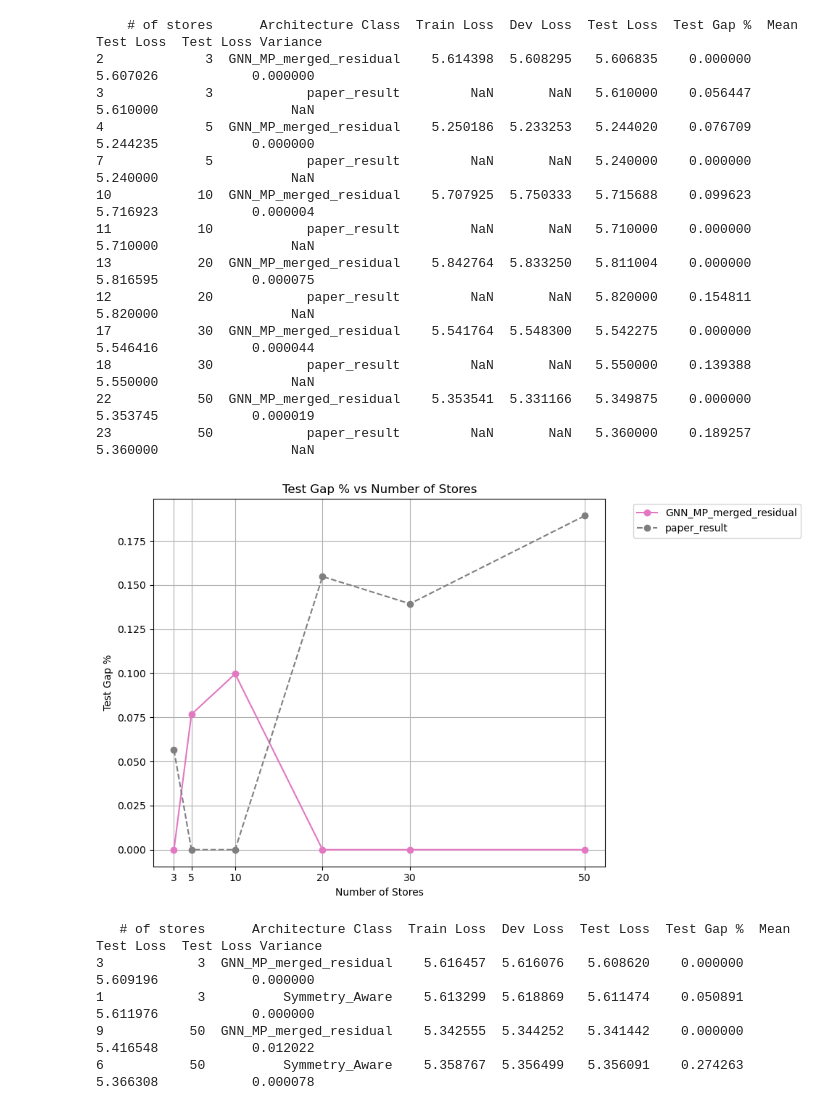
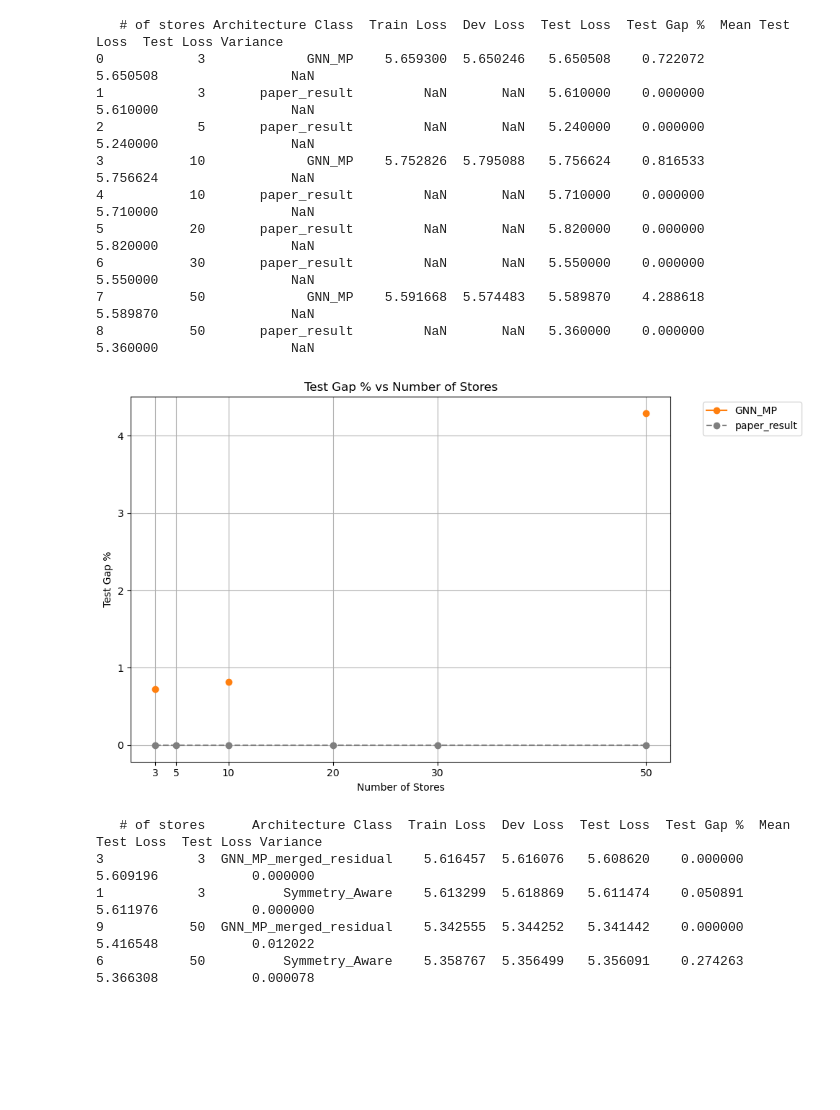
Before and after one commit to minuk302/Neural_inventory_control, a Jupyter notebook: analysis/ray_generic_architecture.ipynb, the cells around one changed output. Saved outputs shown, nothing was run; the diff lists cells and outputs as text; code cells hidden in the pictures; blank space fills up the shorter version.

```diff
--- a/analysis/ray_generic_architecture.ipynb
+++ b/analysis/ray_generic_architecture.ipynb
@@ -128,23 +128,23 @@ def collect_data_and_plot(df, test_mode, setting_name, underage_cost):
 # %%
 # Define color scheme for architecture types
 color_scheme = {
-    "GNN_MP_merged_residual": "#e377c2",  # Pink
+    "GNN_MP": "#ff7f0e",  # Orange
     "paper_result": "#7f7f7f"  # Gray
 }
 
 linestyle_scheme = {
-    "GNN_MP_merged_residual": "-",  # Solid
+    "GNN_MP": "-",  # Solid
     "paper_result": "--"  # Dashed
 }
 
 testset_name = "generic_architecture"
-gnn_mp_merged_residual_paths = {
-    3: f'/user/ml4723/Prj/NIC/ray_results/{testset_name}/GNN_MP_merged_residual/3',
-    5: f'/user/ml4723/Prj/NIC/ray_results/{testset_name}/GNN_MP_merged_residual/5',
-    10: f'/user/ml4723/Prj/NIC/ray_results/{testset_name}/GNN_MP_merged_residual/10',
-    20: f'/user/ml4723/Prj/NIC/ray_results/{testset_name}/GNN_MP_merged_residual/20',
-    30: f'/user/ml4723/Prj/NIC/ray_results/{testset_name}/GNN_MP_merged_residual/30',
-    50: f'/user/ml4723/Prj/NIC/ray_results/{testset_name}/GNN_MP_merged_residual/50'
+gnn_mp_paths = {
+    3: f'/user/ml4723/Prj/NIC/ray_results/{testset_name}/GNN_MP/3',
+    # 5: f'/user/ml4723/Prj/NIC/ray_results/{testset_name}/GNN_MP/5',
+    10: f'/user/ml4723/Prj/NIC/ray_results/{testset_name}/GNN_MP/10',
+    # 20: f'/user/ml4723/Prj/NIC/ray_results/{testset_name}/GNN_MP/20',
+    # 30: f'/user/ml4723/Prj/NIC/ray_results/{testset_name}/GNN_MP/30',
+    50: f'/user/ml4723/Prj/NIC/ray_results/{testset_name}/GNN_MP/50'
 }
 
 def custom_data_filler(out_row, reference_row):
@@ -158,12 +158,12 @@ pick_row_from_run_by = 'test_loss'
 
 results_interpretor = rri.RayResultsinterpreter()
 
-# GNN MP merged residual
-df_gnn_mp_merged_residual = results_interpretor.make_table(gnn_mp_merged_residual_paths,
+# GNN MP
+df_gnn_mp = results_interpretor.make_table(gnn_mp_paths,
     {'samples': [1,2,3]},
     default_condition_setter, custom_data_filler, sort_by=sort_by, pick_row_from_run_by=pick_row_from_run_by)
-df_gnn_mp_merged_residual.insert(2, 'Architecture Class', "GNN_MP_merged_residual")
-df_gnn_mp_merged_residual.insert(1, 'hyperparam_name', "GNN_MP_merged_residual")
+df_gnn_mp.insert(2, 'Architecture Class', "GNN_MP")
+df_gnn_mp.insert(1, 'hyperparam_name', "GNN_MP")
 
 # Create paper results dataframe
 paper_data = []
@@ -178,7 +178,7 @@ df_paper = pd.DataFrame(paper_data)
 
 # Combine dataframes
 df = pd.concat([
-    df_gnn_mp_merged_residual,
+    df_gnn_mp,
     df_paper
 ])
 
@@ -211,47 +211,44 @@ df_to_print = df_to_print.merge(
 df_to_print = df_to_print.loc[df_to_print.groupby(['# of stores', 'Architecture Class'])['Test Loss'].idxmin()]
 
 columns_to_drop = ['path', 'samples', 'Learning Rate', 'include_context_for_warehouse_input', '# of runs', 'hyperparam_name', 'store_orders_for_warehouse']
 df_to_print.drop(columns=[col for col in columns_to_drop if col in df_to_print.columns], inplace=True)
 print(df_to_print.to_string())
 
 # Create single plot
 fig, ax = plt.subplots(figsize=(10, 6))
 
 # Create pivot table
 pivot_df = df.groupby(['# of stores', 'Architecture Class'])['Test Gap %'].min().unstack()
 
 # Plot lines for each architecture
 for column in pivot_df.columns:
     ax.plot(pivot_df.index.to_numpy(), pivot_df[column].to_numpy(),
             marker='o',
             label=column,
             color=color_scheme[column],
             linestyle=linestyle_scheme[column])
 
 ax.set_xlabel('Number of Stores')
 ax.set_ylabel('Test Gap %')
 ax.set_title('Test Gap % vs Number of Stores')
 ax.grid(True)
 ax.set_xticks(pivot_df.index)
 ax.legend(bbox_to_anchor=(1.05, 1), loc='upper left')
 
 plt.tight_layout()
 plt.show()
 # %% [output]
-    # of stores      Architecture Class  Train Loss  Dev Loss  Test Loss  Test Gap %  Mean Test Loss  Test Loss Variance
-2             3  GNN_MP_merged_residual    5.614398  5.608295   5.606835    0.000000        5.607026            0.000000
-3             3            paper_result         NaN       NaN   5.610000    0.056447        5.610000                 NaN
-4             5  GNN_MP_merged_residual    5.250186  5.233253   5.244020    0.076709        5.244235            0.000000
-7             5            paper_result         NaN       NaN   5.240000    0.000000        5.240000                 NaN
-10           10  GNN_MP_merged_residual    5.707925  5.750333   5.715688    0.099623        5.716923            0.000004
-11           10            paper_result         NaN       NaN   5.710000    0.000000        5.710000                 NaN
-13           20  GNN_MP_merged_residual    5.842764  5.833250   5.811004    0.000000        5.816595            0.000075
-12           20            paper_result         NaN       NaN   5.820000    0.154811        5.820000                 NaN
-17           30  GNN_MP_merged_residual    5.541764  5.548300   5.542275    0.000000        5.546416            0.000044
-18           30            paper_result         NaN       NaN   5.550000    0.139388        5.550000                 NaN
-22           50  GNN_MP_merged_residual    5.353541  5.331166   5.349875    0.000000        5.353745            0.000019
-23           50            paper_result         NaN       NaN   5.360000    0.189257        5.360000                 NaN
+   # of stores Architecture Class  Train Loss  Dev Loss  Test Loss  Test Gap %  Mean Test Loss  Test Loss Variance
+0            3             GNN_MP    5.659300  5.650246   5.650508    0.722072        5.650508                 NaN
+1            3       paper_result         NaN       NaN   5.610000    0.000000        5.610000                 NaN
+2            5       paper_result         NaN       NaN   5.240000    0.000000        5.240000                 NaN
+3           10             GNN_MP    5.752826  5.795088   5.756624    0.816533        5.756624                 NaN
+4           10       paper_result         NaN       NaN   5.710000    0.000000        5.710000                 NaN
+5           20       paper_result         NaN       NaN   5.820000    0.000000        5.820000                 NaN
+6           30       paper_result         NaN       NaN   5.550000    0.000000        5.550000                 NaN
+7           50             GNN_MP    5.591668  5.574483   5.589870    4.288618        5.589870                 NaN
+8           50       paper_result         NaN       NaN   5.360000    0.000000        5.360000                 NaN
-[figure, old version]
+[figure, new version]
 # %%
 # Define color scheme for architecture types
 color_scheme = {
```
Also changed, not shown: 24 other files.
